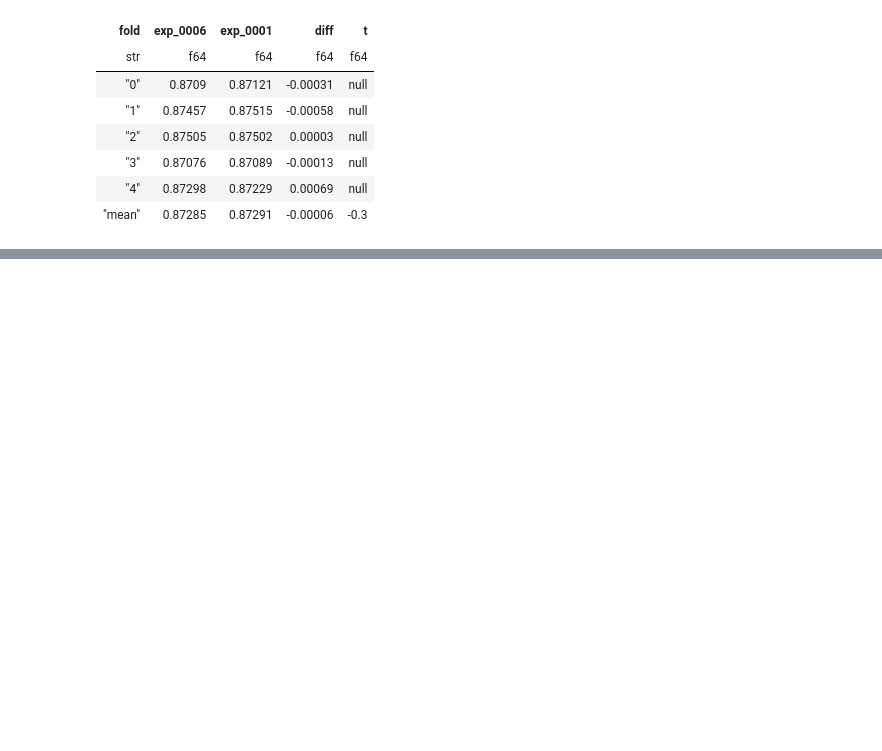
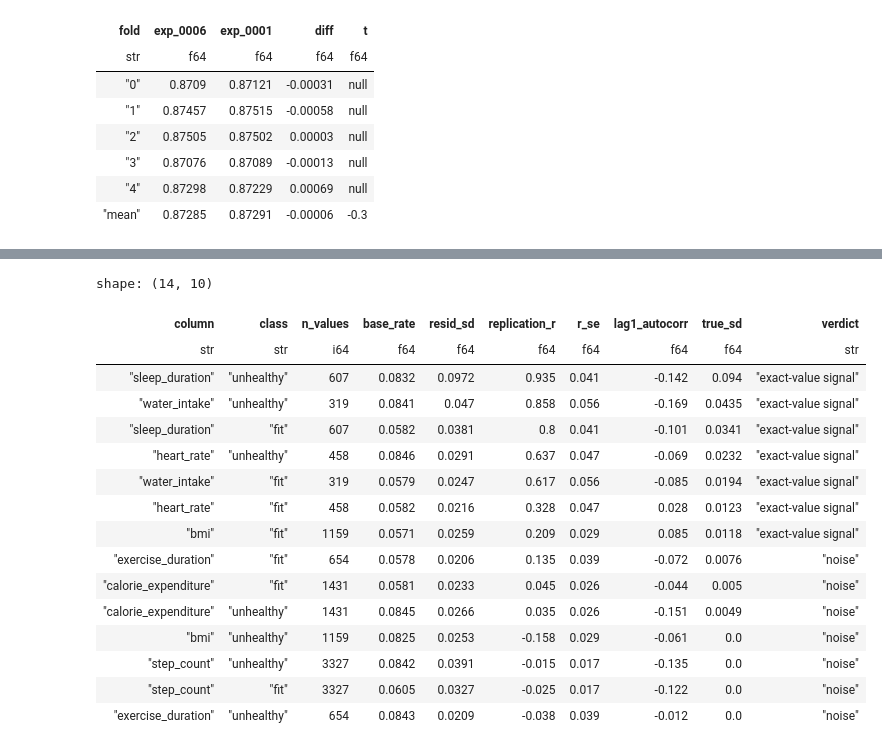
Before and after one commit to epsilonlog/comp-playground-series-s6e7, a Jupyter notebook: notebooks/06_features.ipynb, the cells around one changed output, grey strips where cells are left out. Cells and saved outputs as stored; diff of their text form; code cells hidden in the pictures; blank space fills up the shorter version.

```diff
--- a/notebooks/06_features.ipynb
+++ b/notebooks/06_features.ipynb
@@ -170,0 +186,24 @@ ideas skip the first two steps, and that is why they cost weeks.
+# %%
+signal = eda.exact_value_signal(train, io.NUMERIC_COLS, io.TARGET, classes=["unhealthy", "fit"])
+signal.sort("true_sd", descending=True).select(
+    "column", "class", "n_values", "base_rate", "resid_sd", "replication_r", "r_se",
+    "lag1_autocorr", "true_sd", "verdict"
+)
+# %% [output]
+shape: (14, 10)
+| column | class | n_values | base_rate | resid_sd | replication_r | r_se | lag1_autocorr | true_sd | verdict |
+| str | str | i64 | f64 | f64 | f64 | f64 | f64 | f64 | str |
+| "sleep_duration" | "unhealthy" | 607 | 0.0832 | 0.0972 | 0.935 | 0.041 | -0.142 | 0.094 | "exact-value signal" |
+| "water_intake" | "unhealthy" | 319 | 0.0841 | 0.047 | 0.858 | 0.056 | -0.169 | 0.0435 | "exact-value signal" |
+| "sleep_duration" | "fit" | 607 | 0.0582 | 0.0381 | 0.8 | 0.041 | -0.101 | 0.0341 | "exact-value signal" |
+| "heart_rate" | "unhealthy" | 458 | 0.0846 | 0.0291 | 0.637 | 0.047 | -0.069 | 0.0232 | "exact-value signal" |
+| "water_intake" | "fit" | 319 | 0.0579 | 0.0247 | 0.617 | 0.056 | -0.085 | 0.0194 | "exact-value signal" |
+| "heart_rate" | "fit" | 458 | 0.0582 | 0.0216 | 0.328 | 0.047 | 0.028 | 0.0123 | "exact-value signal" |
+| "bmi" | "fit" | 1159 | 0.0571 | 0.0259 | 0.209 | 0.029 | 0.085 | 0.0118 | "exact-value signal" |
+| "exercise_duration" | "fit" | 654 | 0.0578 | 0.0206 | 0.135 | 0.039 | -0.072 | 0.0076 | "noise" |
+| "calorie_expenditure" | "fit" | 1431 | 0.0581 | 0.0233 | 0.045 | 0.026 | -0.044 | 0.005 | "noise" |
+| "calorie_expenditure" | "unhealthy" | 1431 | 0.0845 | 0.0266 | 0.035 | 0.026 | -0.151 | 0.0049 | "noise" |
+| "bmi" | "unhealthy" | 1159 | 0.0825 | 0.0253 | -0.158 | 0.029 | -0.061 | 0.0 | "noise" |
+| "step_count" | "unhealthy" | 3327 | 0.0842 | 0.0391 | -0.015 | 0.017 | -0.135 | 0.0 | "noise" |
+| "step_count" | "fit" | 3327 | 0.0605 | 0.0327 | -0.025 | 0.017 | -0.122 | 0.0 | "noise" |
+| "exercise_duration" | "unhealthy" | 654 | 0.0843 | 0.0209 | -0.038 | 0.039 | -0.012 | 0.0 | "noise" |
```
Also changed, not shown: parts of 14 cells of this notebook, 11 other files.
